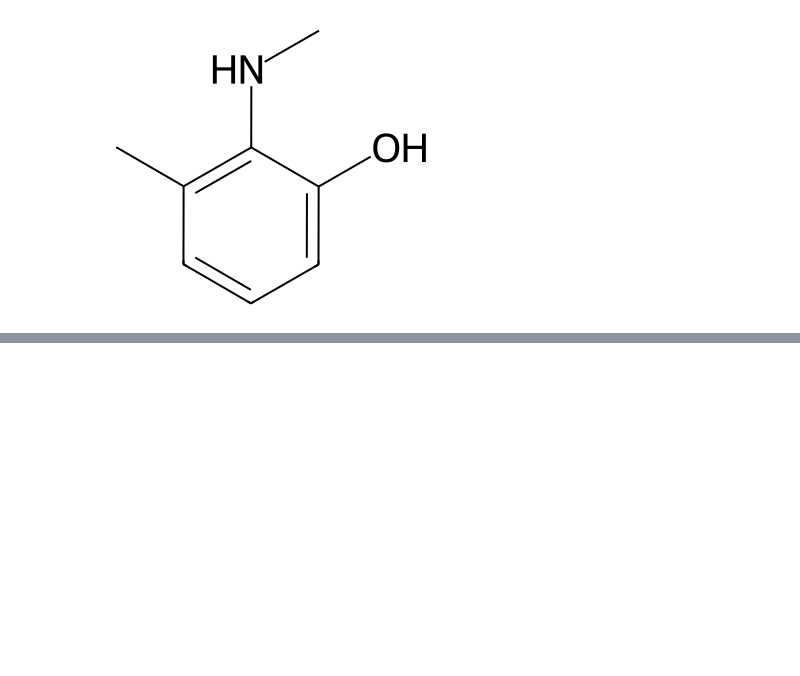
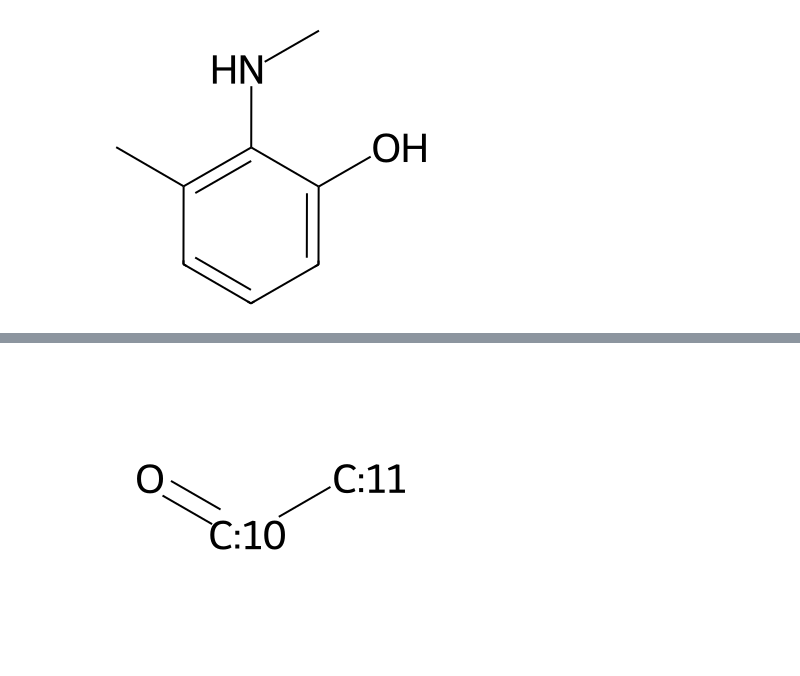
Before and after one commit to bertiewooster/RDKit-playing, a Jupyter notebook: cookbook_examples.ipynb, the cells around one changed output, grey strips where cells are left out. Cells and saved outputs as stored; diff of their text form; code cells hidden in the pictures; blank space fills up the shorter version.

```diff
--- a/cookbook_examples.ipynb
+++ b/cookbook_examples.ipynb
@@ -514,0 +533,4 @@ Draw.MolsToGridImage([Chem.MolFromSmiles(smi) for smi in product_smi])
+# %%
+rxn.GetReactantTemplate(1)
+# %% [output]
+[figure, added]
```
Also changed, not shown: parts of 16 cells of this notebook.
